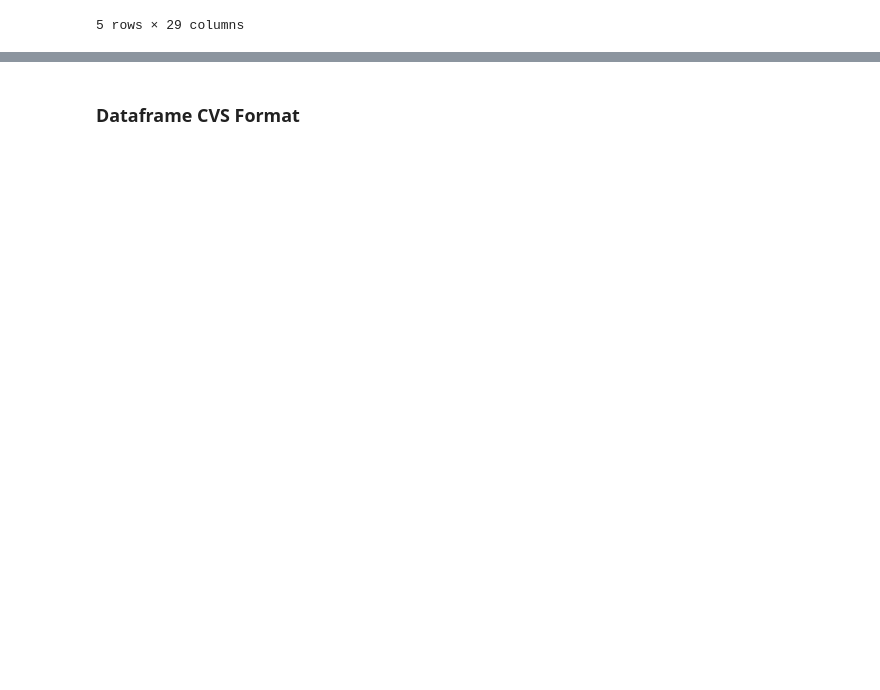
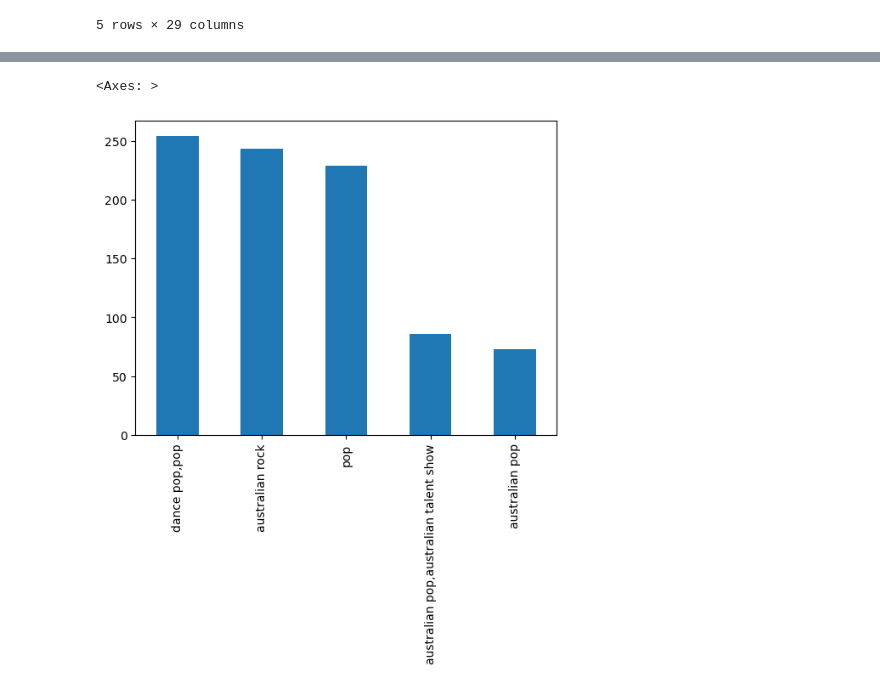
Before and after one commit to jcason5/TP1_SM_JC, a Jupyter notebook: TP1_SM_JC.ipynb, the cells around one changed output, grey strips where cells are left out. Drawn from its saved outputs; the diff is of its cells as text; code cells hidden in the pictures; blank space fills up the shorter version.

```diff
--- a/TP1_SM_JC.ipynb
+++ b/TP1_SM_JC.ipynb
@@ -51,2 +39,0 @@ data=data.drop('Album Image URL', axis=1)
-# %%
-data=data.drop('Track Preview URL', axis=1)
@@ -73,3 +40,7 @@ memory usage: 2.1+ MB
+# %%
+data['Album Release Date']=pd.to_datetime(data['Album Release Date'], errors='coerce')
+# %%
+data['Year']=data['Album Release Date'].dt.year
 # %%
 data.head()
 # %% [output]
@@ -80,5 +51,3 @@ data.head()
 | 3 | Apeman - 2014 Remastered Version | The Kinks | Lola vs. Powerman and the Moneygo... | The Kinks | 2014-10-20 | 1 | ... |
 | 4 | You Can't Always Get What You Want | The Rolling Stones | Let It Bleed | The Rolling Stones | 1969-12-05 | 1 | ... |
 5 rows × 29 columns
-# %%
-data['Album Release Date']=pd.to_datetime(data['Album Release Date'])
@@ -87,3 +54 @@ OutOfBoundsDatetime: Out of bounds nanosecond timestamp: 0-01-01 00:00:00 presen
-# %% [markdown]
-### Dataframe CVS Format
 # %%
@@ -90,0 +56,5 @@ data.to_csv('top_10000_1960-JCSM.csv', index=False)
+# %%
+data['Artist Genres'].value_counts().head().plot(kind='bar')
+# %% [output]
+<Axes: >
+[figure, added]
```
Also changed, not shown: parts of 13 cells of this notebook.
